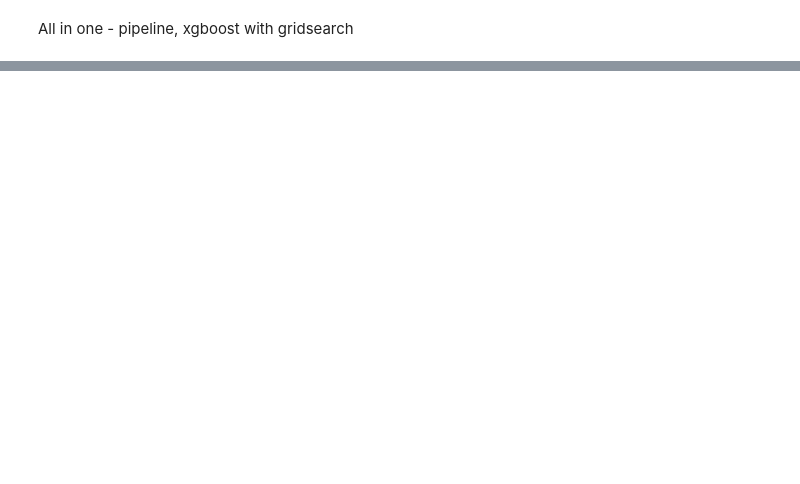
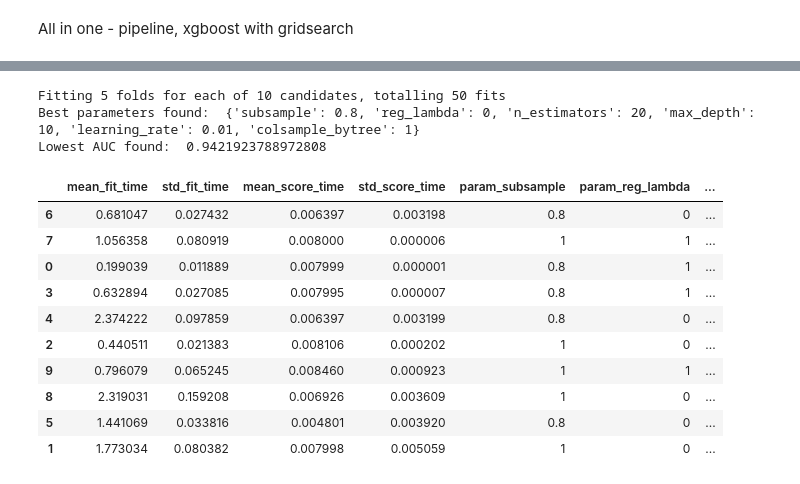
Before and after one commit to hello-bob/AA_P1, a Jupyter notebook: AA_P1.ipynb, the cells around one changed output, grey strips where cells are left out. Drawn from its saved outputs; the diff is of its cells as text; code cells hidden in the pictures; blank space fills up the shorter version.

Commit message:
Gridsearch, randomsearch experiments
some more Gridsearch, randomsearch experiments

```diff
--- a/AA_P1.ipynb
+++ b/AA_P1.ipynb
@@ -417,2 +426,17 @@ array([[50.      , 29.2     ,  2.      , ...,  0.      ,  1.      ,
 # %% [markdown]
 All in one - pipeline, xgboost with gridsearch
+# %%
+gbm_param_grid = {  'n_estimators': [10, 20]
+                  , 'max_depth': [10, 20]
+                  , 'learning_rate': [0.01, 0.1]
+                  , 'subsample': [0.8, 1]
+                  , 'colsample_bytree': [0.8, 1]
+                  , 'reg_lambda': [0, 1]
+                  }
+
+gbm = xgb.XGBClassifier(random_state=420)
+grid_auc = GridSearchCV(estimator=gbm, param_grid=gbm_param_grid, scoring='roc_auc', cv=5, n_jobs=-1, verbose=1)
+# %%
+grid_auc.fit(X, y)    # I think this fits it on the whole dataset, not just the 80% training. Also - validation? or it's inside cv?
+print("Best parameters found: ",grid_auc.best_params_)
+print("Lowest AUC found: ", grid_auc.best_score_)
@@ -418,0 +464,34 @@ All in one - pipeline, xgboost with gridsearch
+# %%
+gbm_param_grid = {  'n_estimators': [10, 20]
+                  , 'max_depth': [10, 20]
+                  , 'learning_rate': [0.01, 0.1]
+                  , 'subsample': [0.8, 1]
+                  , 'colsample_bytree': [0.8, 1]
+                  , 'reg_lambda': [0, 1]
+                  }
+
+gbm = xgb.XGBClassifier(random_state=420)
+randomized_auc = RandomizedSearchCV(estimator=gbm, param_distributions=gbm_param_grid, n_iter=10, scoring='roc_auc', cv=5, n_jobs=-1, verbose=1)
+# %%
+randomized_auc.fit(X, y)    # I think this fits it on the whole dataset, not just the 80% training. Also - validation? or it's inside cv?
+print("Best parameters found: ",randomized_auc.best_params_)
+print("Lowest AUC found: ", randomized_auc.best_score_)
+# %% [output]
+Fitting 5 folds for each of 10 candidates, totalling 50 fits
+Best parameters found:  {'subsample': 0.8, 'reg_lambda': 0, 'n_estimators': 20, 'max_depth': 10, 'learning_rate': 0.01, 'colsample_bytree': 1}
+Lowest AUC found:  0.9421923788972808
+# %%
+randomized_auc_results = pd.DataFrame(data=randomized_auc.cv_results_)
+randomized_auc_results.sort_values(by='rank_test_score', ascending = True)
+# %% [output]
+|  | mean_fit_time | std_fit_time | mean_score_time | std_score_time | param_subsample | param_reg_lambda | ... |
+| 6 | 0.681047 | 0.027432 | 0.006397 | 0.003198 | 0.8 | 0 | ... |
+| 7 | 1.056358 | 0.080919 | 0.008000 | 0.000006 | 1 | 1 | ... |
+| 0 | 0.199039 | 0.011889 | 0.007999 | 0.000001 | 0.8 | 1 | ... |
+| 3 | 0.632894 | 0.027085 | 0.007995 | 0.000007 | 0.8 | 1 | ... |
+| 4 | 2.374222 | 0.097859 | 0.006397 | 0.003199 | 0.8 | 0 | ... |
+| 2 | 0.440511 | 0.021383 | 0.008106 | 0.000202 | 1 | 0 | ... |
+| 9 | 0.796079 | 0.065245 | 0.008460 | 0.000923 | 1 | 1 | ... |
+| 8 | 2.319031 | 0.159208 | 0.006926 | 0.003609 | 1 | 0 | ... |
+| 5 | 1.441069 | 0.033816 | 0.004801 | 0.003920 | 0.8 | 0 | ... |
+| 1 | 1.773034 | 0.080382 | 0.007998 | 0.005059 | 1 | 0 | ... |
```
Also changed, not shown: parts of 7 cells of this notebook.
